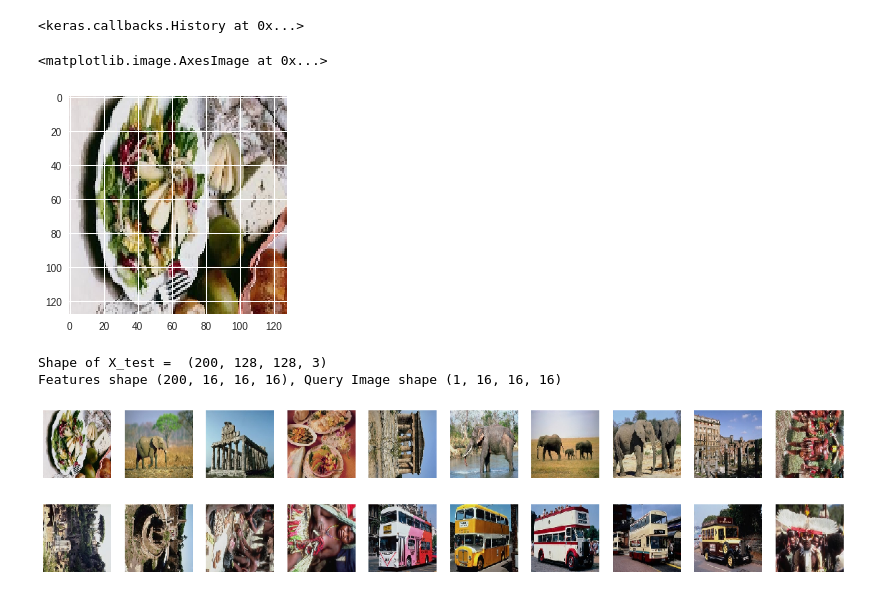
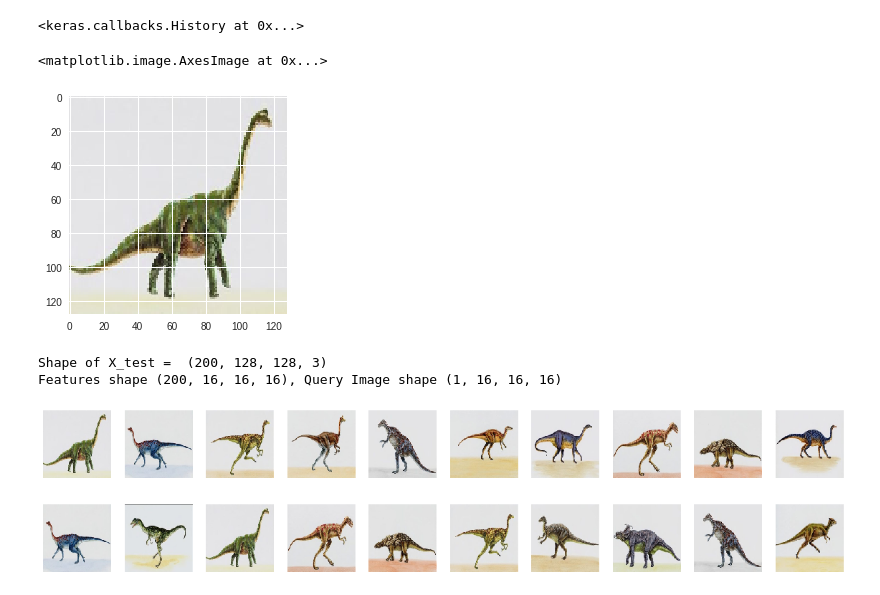
Before and after one commit to ameyaditya/imagesimilarity, a Jupyter notebook: test1.ipynb, the cells around one changed output. Cells and saved outputs as stored; diff of their text form; code cells hidden in the pictures.

```diff
--- a/test1.ipynb
+++ b/test1.ipynb
@@ -216,11 +216,11 @@ encoder = Model(inputs=autoencoder.input, outputs=autoencoder.get_layer('encode'
 encoder.save('encoder.h5')
 # %%
 #lets choose a random query image from our test dataset
-query_image = X_test_fea[199]
+query_image = X_test_fea[70]
 plt.imshow(cv2.cvtColor(query_image, cv2.COLOR_BGR2RGB))
 # %% [output]
 <matplotlib.image.AxesImage at 0x...>
-[figure, old version]
+[figure, new version]
 # %%
 #remove the query image from the test model and fit the remaining testdata to our encoder
 #X_test_fea = np.delete(X_test_fea, 100, axis = 0)
@@ -267,8 +267,8 @@ def applying_kmeans(n, features, query):
 noofrelatedimgs = 10
 applying_knn(noofrelatedimgs, featured_codes, query_code)
 # %% [output]
-[figure, old version]
+[figure, new version]
 # %%
 applying_kmeans(noofrelatedimgs, featured_codes, query_code)
 # %% [output]
-[figure, old version]
+[figure, new version]
```
